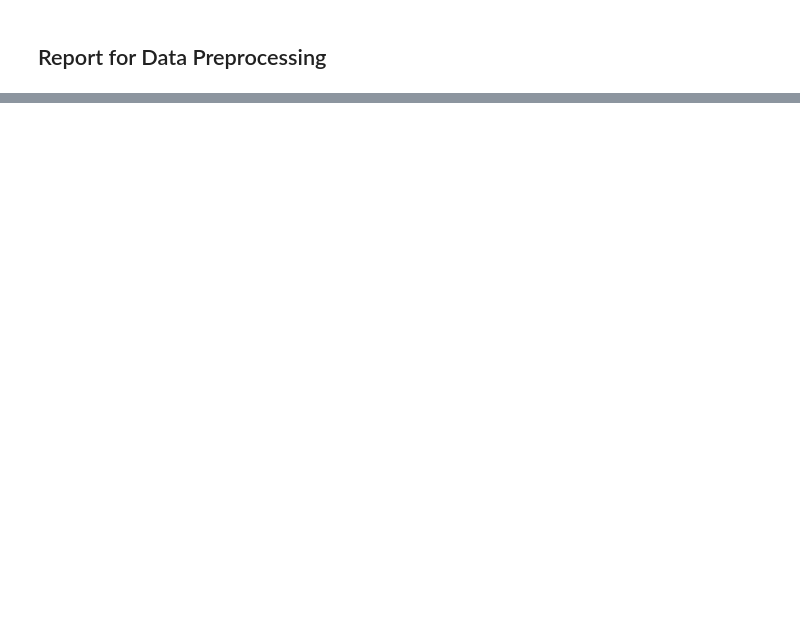
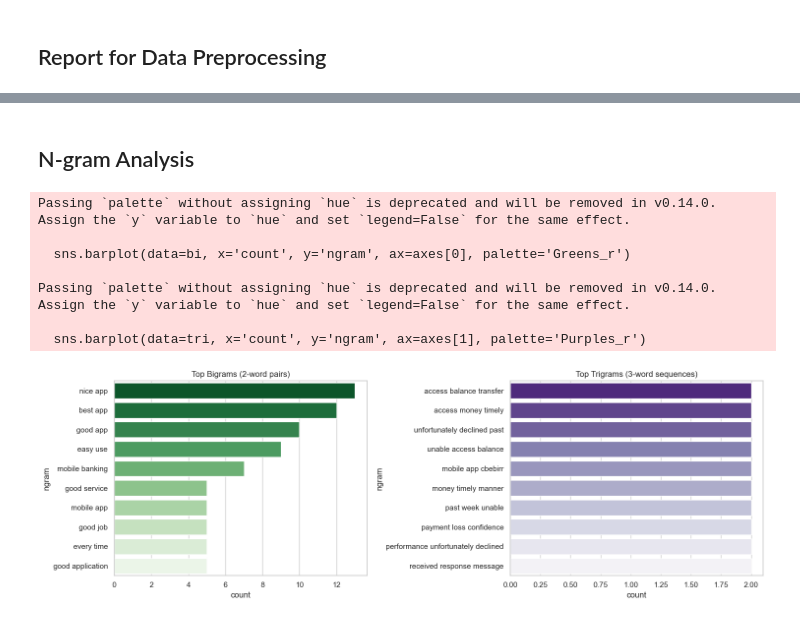
Before and after one commit to Rakeb-sys/fintech-review-analytics, a Jupyter notebook: notebooks/cbe_eda.ipynb, the cells around one changed output, grey strips where cells are left out. Cells and saved outputs as stored; diff of their text form; code cells hidden in the pictures; blank space fills up the shorter version.

```diff
--- a/notebooks/cbe_eda.ipynb
+++ b/notebooks/cbe_eda.ipynb
@@ -313,0 +444,27 @@ preprocessing_report(df_raw, df)
+# %% [markdown]
+## N-gram Analysis
+# %%
+def get_top_ngrams(corpus, n, k=10):
+    vec = CountVectorizer(ngram_range=(n,n), max_features=100)
+    X = vec.fit_transform(corpus)
+    counts = X.sum(axis=0).A1
+    return pd.DataFrame({'ngram': vec.get_feature_names_out(), 'count': counts}).sort_values('count', ascending=False).head(k)
+
+bi = get_top_ngrams(df_clean['clean_text'], 2)
+tri = get_top_ngrams(df_clean['clean_text'], 3)
+
+fig, axes = plt.subplots(1, 2, figsize=(15, 5))
+sns.barplot(data=bi, x='count', y='ngram', ax=axes[0], palette='Greens_r')
+axes[0].set_title('Top Bigrams (2-word pairs)')
+sns.barplot(data=tri, x='count', y='ngram', ax=axes[1], palette='Purples_r')
+axes[1].set_title('Top Trigrams (3-word sequences)')
+plt.tight_layout(); plt.show()
+# %% [output]
+Passing `palette` without assigning `hue` is deprecated and will be removed in v0.14.0. Assign the `y` variable to `hue` and set `legend=False` for the same effect.
+
+  sns.barplot(data=bi, x='count', y='ngram', ax=axes[0], palette='Greens_r')
+
+Passing `palette` without assigning `hue` is deprecated and will be removed in v0.14.0. Assign the `y` variable to `hue` and set `legend=False` for the same effect.
+
+  sns.barplot(data=tri, x='count', y='ngram', ax=axes[1], palette='Purples_r')
+[figure, added]
```
Also changed, not shown: parts of 21 cells of this notebook, 5 other files.
